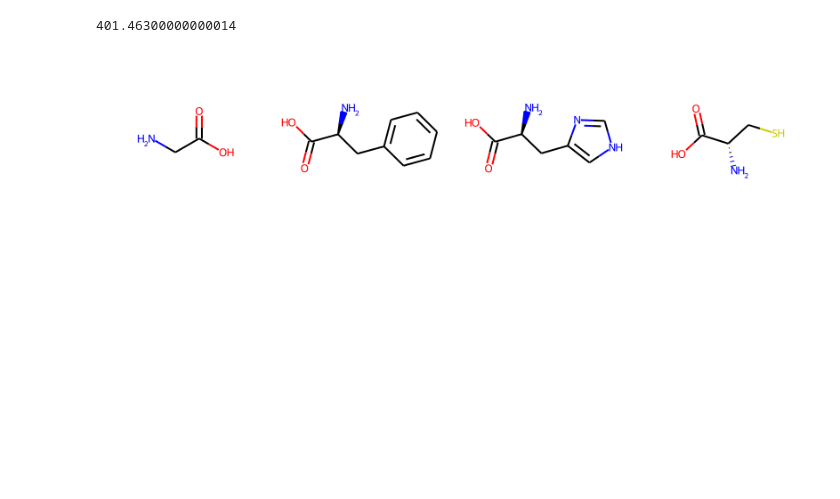
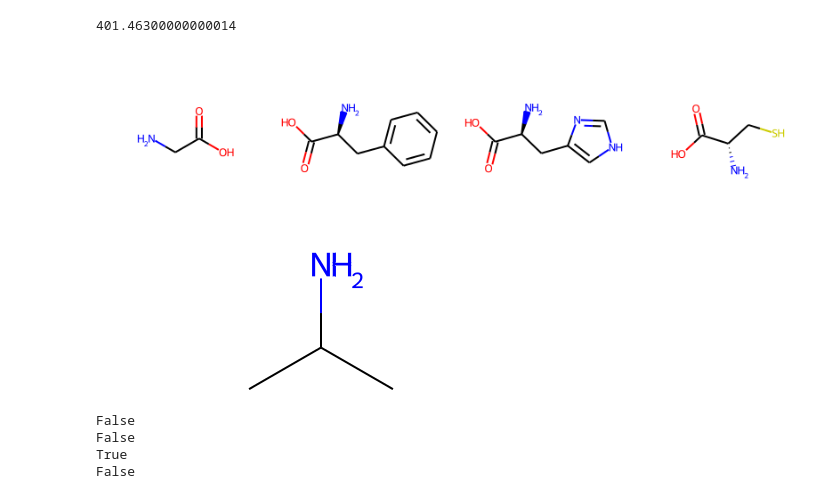
Before and after one commit to Ayona123/Drug_repurposing, a Jupyter notebook: RDKit.ipynb, the cells around one changed output. Cells and saved outputs as stored; diff of their text form; code cells hidden in the pictures; blank space fills up the shorter version.

```diff
--- a/RDKit.ipynb
+++ b/RDKit.ipynb
@@ -39,3 +39,20 @@ img = Draw.MolsToGridImage(mol_list, molsPerRow=4)
 img
 # %% [output]
 [figure]
+# %%
+Chem.MolFromSmiles ('CC(N)C')
+# %% [output]
+[figure, added]
+# %%
+#pattern = Chem.MolFromSmiles ('S')
+pattern = Chem.MolFromSmiles ('C(=O)O')
+pattern = Chem.MolFromSmiles ('CC(N)C')
+pattern = Chem.MolFromSmarts ('[r5]')
+
+for mol in mol_list:
+   print (mol.HasSubstructMatch (pattern))
+# %% [output]
+False
+False
+True
+False
```
Also changed, not shown: parts of 4 cells of this notebook.
